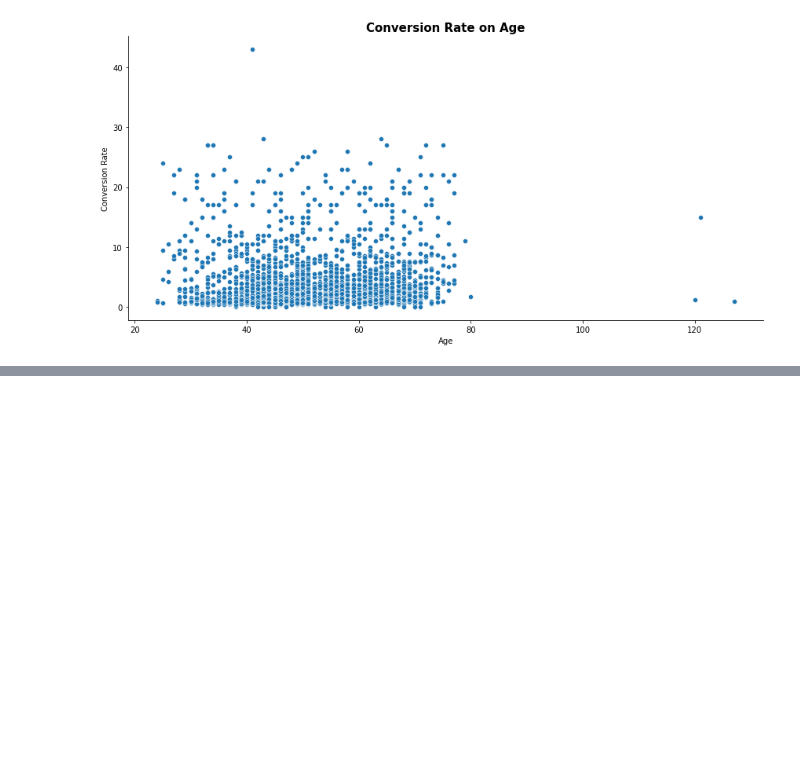
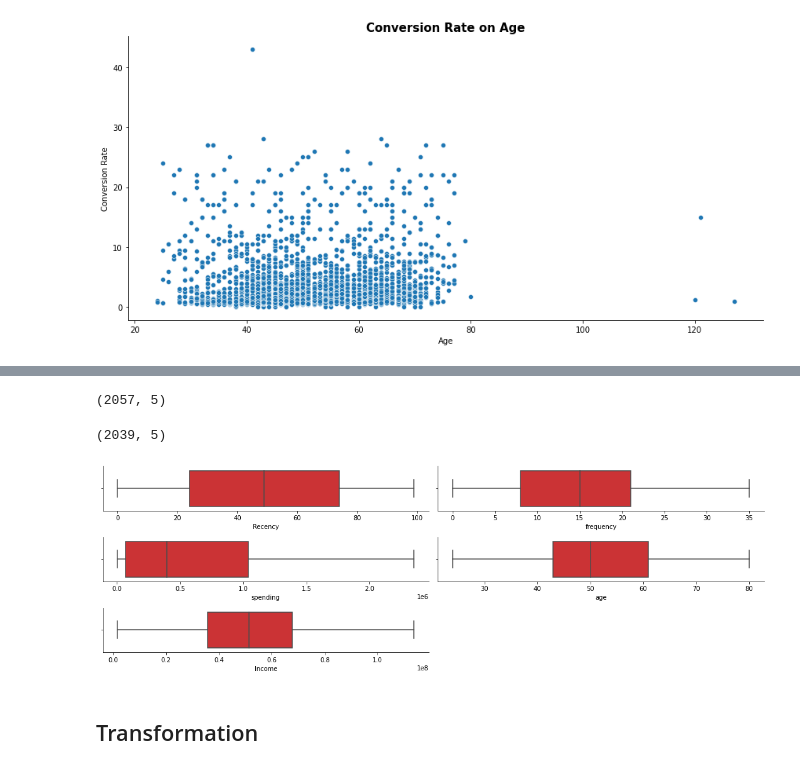
Before and after one commit to jarni66/predict-customer-personality-to-boost-marketin-campaign, a Jupyter notebook: predict-customer-personality-to-boost-marketin-campaign.ipynb, the cells around one changed output, grey strips where cells are left out. Cells and saved outputs as stored; diff of their text form; code cells hidden in the pictures; blank space fills up the shorter version.

```diff
--- a/predict-customer-personality-to-boost-marketin-campaign.ipynb
+++ b/predict-customer-personality-to-boost-marketin-campaign.ipynb
@@ -263,0 +384,35 @@ plt.show()
+# %%
+df_new.shape
+# %% [output]
+(2057, 5)
+# %%
+#Handling outliers
+def zscore_handling(x):
+    global df_new
+    z_score = np.abs(stats.zscore(df_new[x]))
+    filtered = (z_score < 3)
+    df_new = df_new[filtered]
+
+outliers = ['frequency','spending','age','Income']
+for i in outliers:
+    zscore_handling(i)
+# %%
+df_new.shape
+# %% [output]
+(2039, 5)
+# %%
+plt.figure(figsize=(15, 6))
+
+for i in range(len(df_new.columns)):
+    plt.subplot(4, 2, i+1)
+    ax = sns.boxplot(x=df_new.columns[i], data=df_new, palette='Set1')
+
+sns.despine()
+plt.tight_layout()
+plt.savefig('outliers_after.jpg', dpi=400)
+
+plt.show()
+# %% [output]
+[figure, added]
+# %% [markdown]
+## Transformation
```
Also changed, not shown: parts of 55 cells of this notebook, 17 other files.
